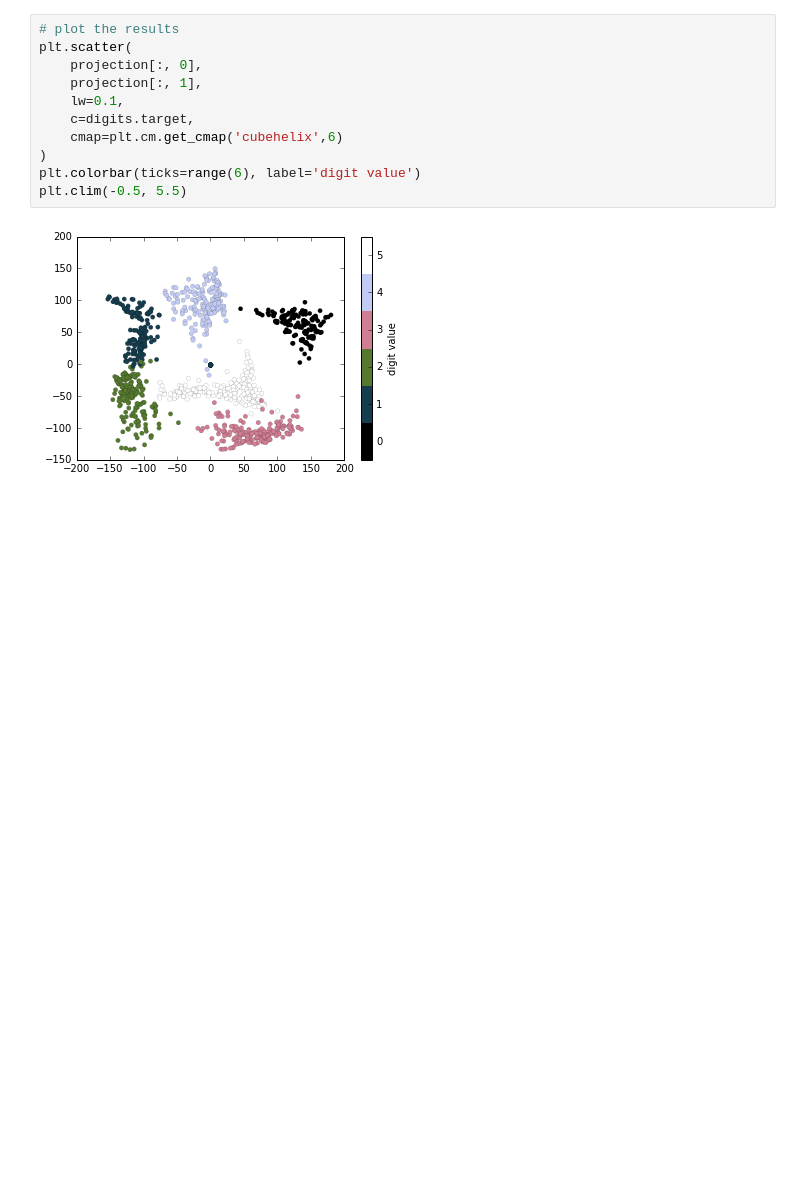
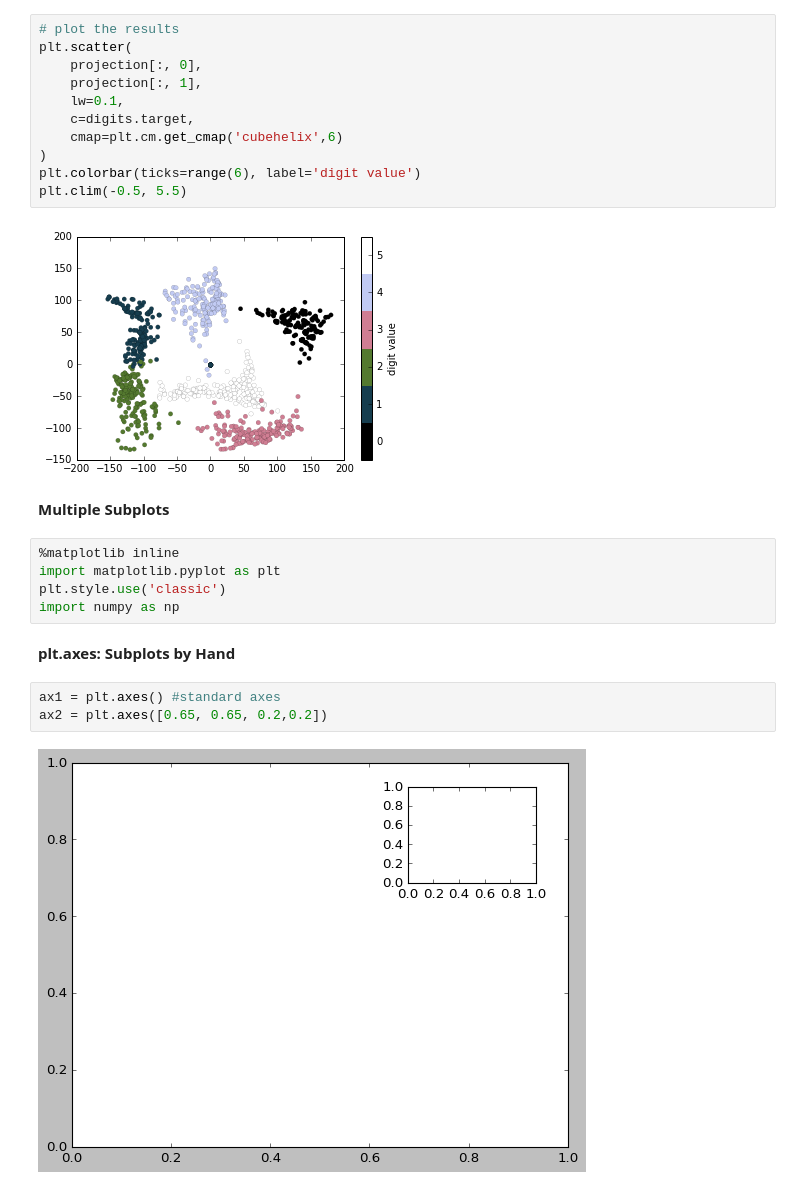
Before and after one commit to deep0892/ml_modeling, a Jupyter notebook: Matplotlib/Visualization_with_Matplotlib.ipynb, the cells around one changed output. Saved outputs shown, nothing was run; the diff lists cells and outputs as text; blank space fills up the shorter version.

Commit message:
matplotlib Multiple Subplots

```diff
--- a/Matplotlib/Visualization_with_Matplotlib.ipynb
+++ b/Matplotlib/Visualization_with_Matplotlib.ipynb
@@ -779,3 +779,17 @@ plt.colorbar(ticks=range(6), label='digit value')
 plt.clim(-0.5, 5.5)
 # %% [output]
 [figure]
+# %% [markdown]
+**Multiple Subplots**
+# %%
+%matplotlib inline
+import matplotlib.pyplot as plt
+plt.style.use('classic')
+import numpy as np
+# %% [markdown]
+**plt.axes: Subplots by Hand**
+# %%
+ax1 = plt.axes() #standard axes
+ax2 = plt.axes([0.65, 0.65, 0.2,0.2])
+# %% [output]
+[figure, added]
```
Also changed, not shown: parts of 10 cells of this notebook.
